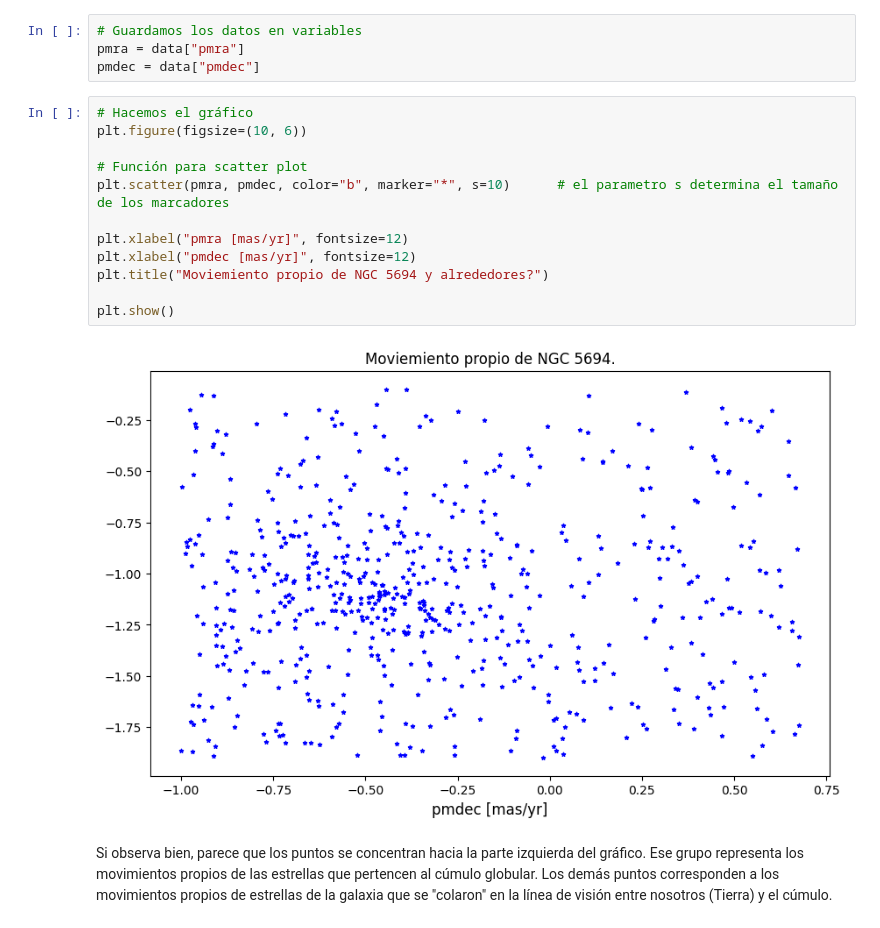
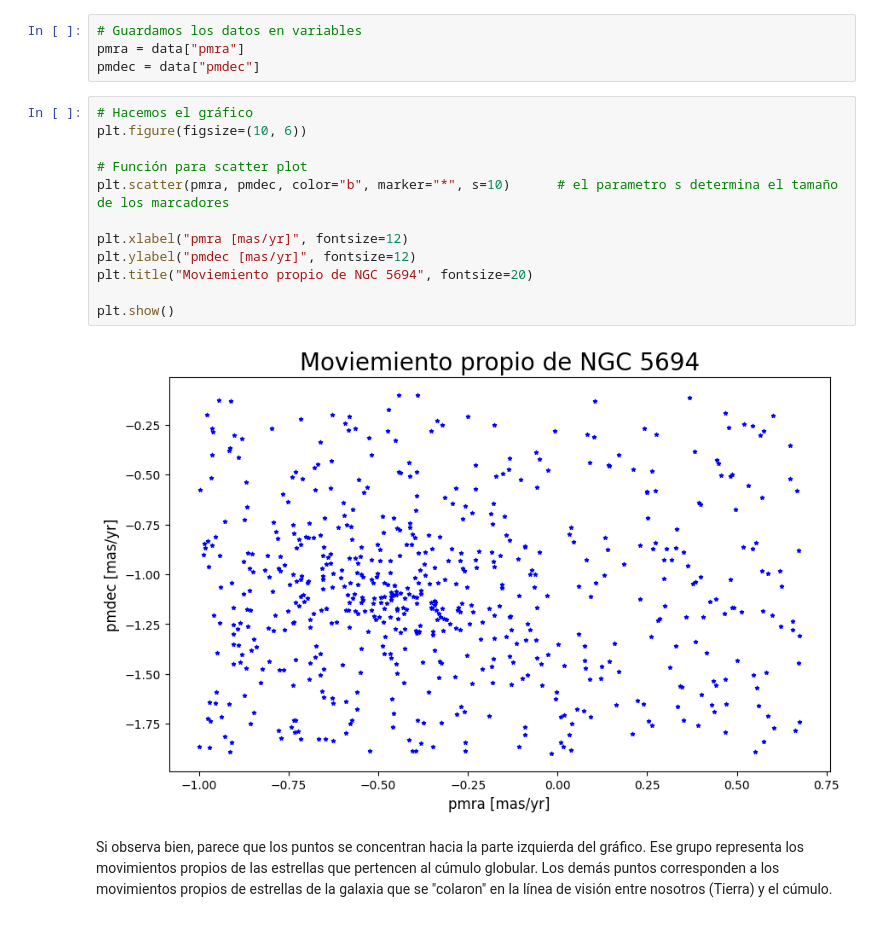
Before and after one commit to Vlxn761/Tarea-2, a Jupyter notebook: Tarea2.ipynb, the cells around one changed output. Cells and saved outputs as stored; diff of their text form.

```diff
--- a/Tarea2.ipynb
+++ b/Tarea2.ipynb
@@ -86,17 +86,17 @@ pmdec = data["pmdec"]
 # %%
 # Hacemos el gráfico
 plt.figure(figsize=(10, 6))
 
 # Función para scatter plot
 plt.scatter(pmra, pmdec, color="b", marker="*", s=10)      # el parametro s determina el tamaño de los marcadores
 
 plt.xlabel("pmra [mas/yr]", fontsize=12)
-plt.xlabel("pmdec [mas/yr]", fontsize=12)
-plt.title("Moviemiento propio de NGC 5694 y alrededores?")
+plt.ylabel("pmdec [mas/yr]", fontsize=12)
+plt.title("Moviemiento propio de NGC 5694", fontsize=20)
 
 plt.show()
 # %% [output]
-[figure, old version]
+[figure, new version]
 # %% [markdown]
 Si observa bien, parece que los puntos se concentran hacia la parte izquierda del gráfico. Ese grupo representa los movimientos propios de las estrellas que pertencen al cúmulo globular. Los demás puntos corresponden a los movimientos propios de estrellas de la galaxia que se "colaron" en la línea de visión entre nosotros (Tierra) y el cúmulo.
 # %% [markdown]
```
Also changed, not shown: parts of 7 cells of this notebook.
